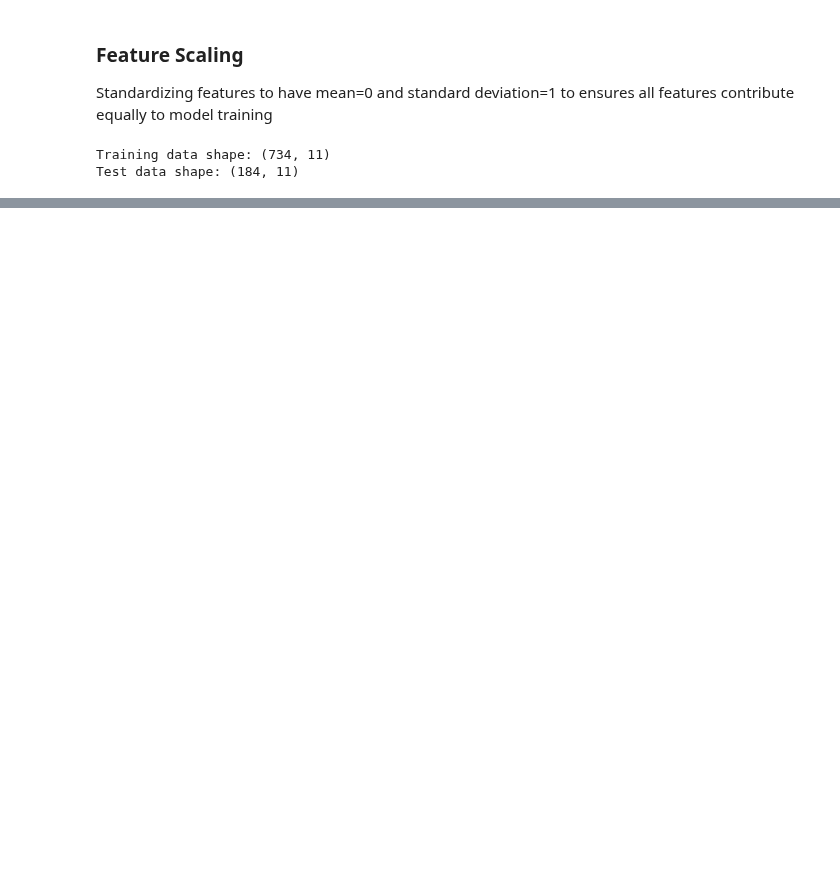
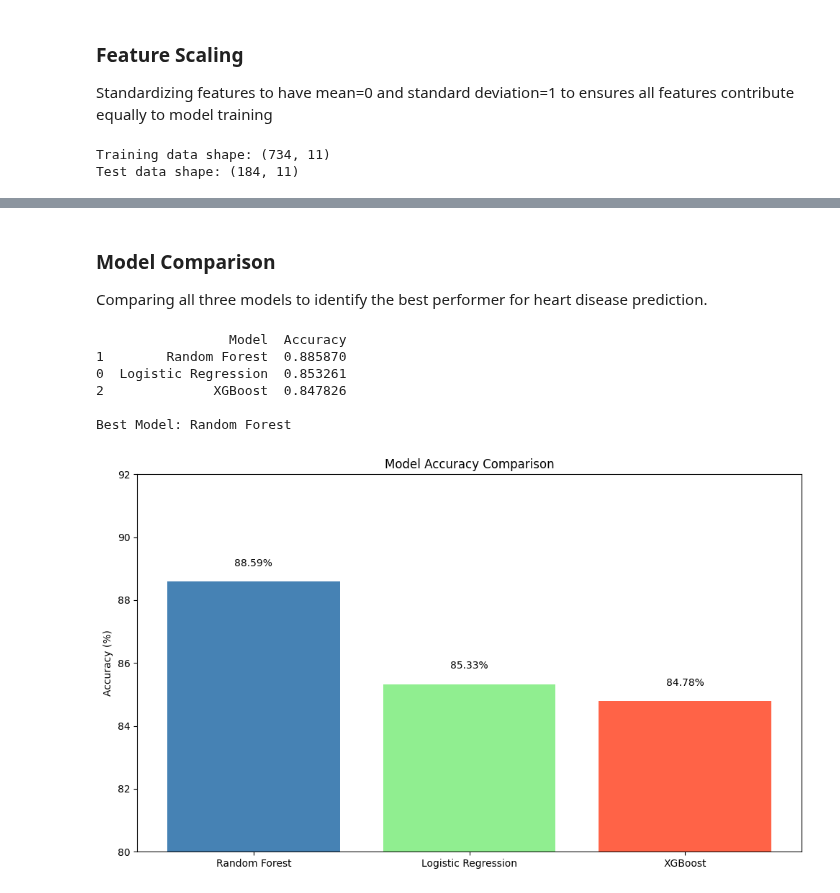
Before and after one commit to AishwaryaAshok846/Heart-Disease-Prediction, a Jupyter notebook: heart_disease_prediction.ipynb, the cells around one changed output, grey strips where cells are left out. Cells and saved outputs as stored; diff of their text form; code cells hidden in the pictures; blank space fills up the shorter version.

Commit message:
added model training

```diff
--- a/heart_disease_prediction.ipynb
+++ b/heart_disease_prediction.ipynb
@@ -463,0 +584,43 @@ Test data shape: (184, 11)
+# %% [markdown]
+### Model Comparison
+
+Comparing all three models to identify the best performer for heart disease prediction.
+# %%
+# comparison table
+models_comparison = pd.DataFrame({
+    'Model': ['Logistic Regression', 'Random Forest', 'XGBoost'],
+    'Accuracy': [accuracy_lr, accuracy_rf, accuracy_xgb]
+})
+
+# Sort by accuracy
+models_comparison = models_comparison.sort_values('Accuracy', ascending=False)
+
+print(models_comparison)
+print(f"\nBest Model: {models_comparison.iloc[0]['Model']}")
+# %% [output]
+                 Model  Accuracy
+1        Random Forest  0.885870
+0  Logistic Regression  0.853261
+2              XGBoost  0.847826
+
+Best Model: Random Forest
+# %%
+# Visualize model comparison
+plt.figure(figsize=(10, 6))
+
+models = models_comparison['Model']
+accuracies = models_comparison['Accuracy'] * 100
+
+plt.bar(models, accuracies, color=['steelblue', 'lightgreen', 'tomato'])
+plt.title('Model Accuracy Comparison')
+plt.ylabel('Accuracy (%)')
+plt.ylim([80, 92])
+
+# accuracy values on top of bars
+for i, v in enumerate(accuracies):
+    plt.text(i, v + 0.5, f'{v:.2f}%', ha='center')
+
+plt.tight_layout()
+plt.show()
+# %% [output]
+[figure, added]
```
Also changed, not shown: parts of 15 cells of this notebook.
